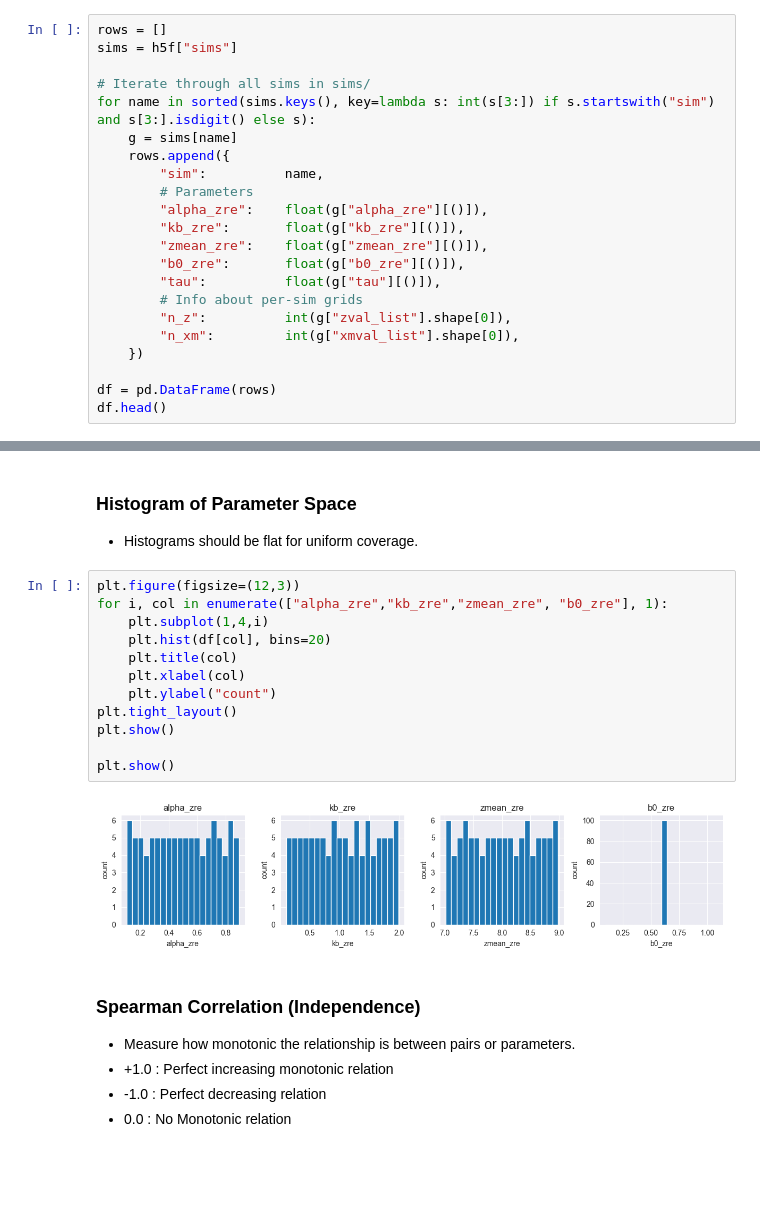
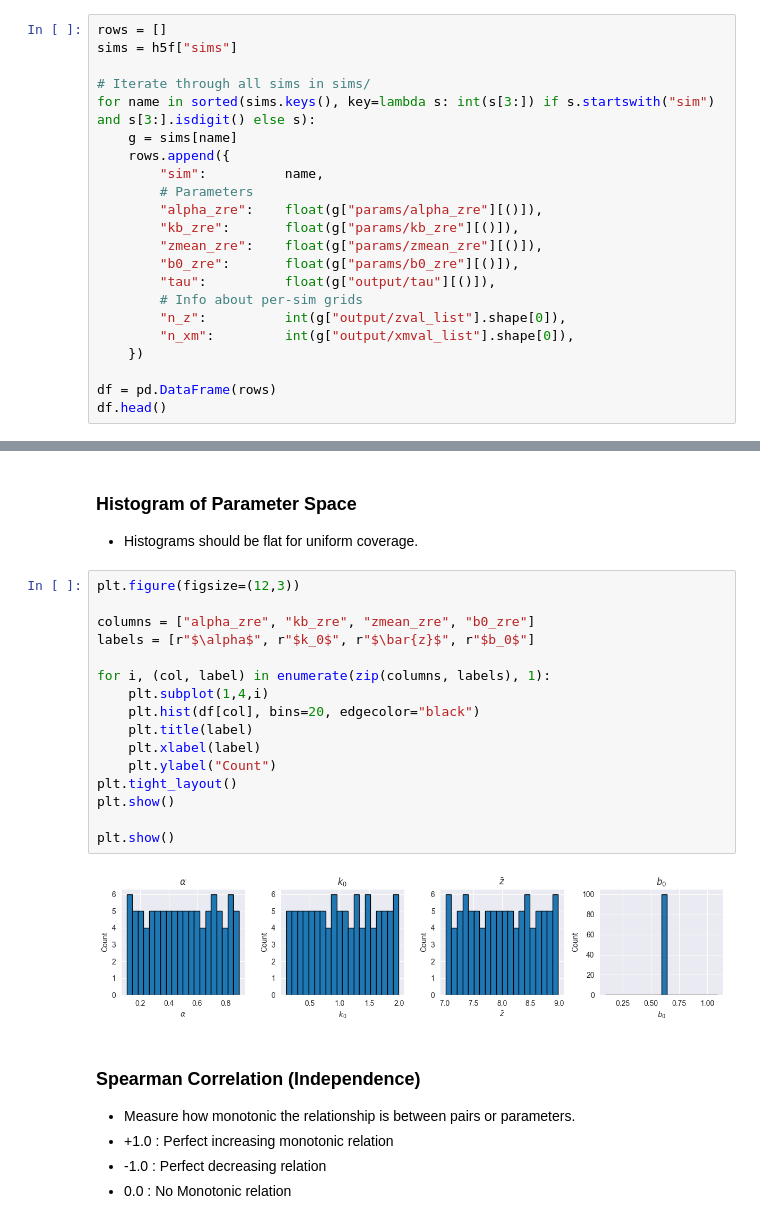
Before and after one commit to RobertxPearce/reionization-emulator, a Jupyter notebook: notebooks/proc_data_vis.ipynb, the cells around one changed output, grey strips where cells are left out. Saved outputs shown, nothing was run; the diff lists cells and outputs as text; blank space fills up the shorter version.

```diff
--- a/notebooks/proc_data_vis.ipynb
+++ b/notebooks/proc_data_vis.ipynb
@@ -42,14 +48,14 @@ for name in sorted(sims.keys(), key=lambda s: int(s[3:]) if s.startswith("sim")
     rows.append({
         "sim":          name,
         # Parameters
-        "alpha_zre":    float(g["alpha_zre"][()]),
-        "kb_zre":       float(g["kb_zre"][()]),
-        "zmean_zre":    float(g["zmean_zre"][()]),
-        "b0_zre":       float(g["b0_zre"][()]),
-        "tau":          float(g["tau"][()]),
+        "alpha_zre":    float(g["params/alpha_zre"][()]),
+        "kb_zre":       float(g["params/kb_zre"][()]),
+        "zmean_zre":    float(g["params/zmean_zre"][()]),
+        "b0_zre":       float(g["params/b0_zre"][()]),
+        "tau":          float(g["output/tau"][()]),
         # Info about per-sim grids
-        "n_z":          int(g["zval_list"].shape[0]),
-        "n_xm":         int(g["xmval_list"].shape[0]),
+        "n_z":          int(g["output/zval_list"].shape[0]),
+        "n_xm":         int(g["output/xmval_list"].shape[0]),
     })
 
 df = pd.DataFrame(rows)
@@ -87,18 +93,22 @@ summary
 - Histograms should be flat for uniform coverage.
 # %%
 plt.figure(figsize=(12,3))
-for i, col in enumerate(["alpha_zre","kb_zre","zmean_zre", "b0_zre"], 1):
+
+columns = ["alpha_zre", "kb_zre", "zmean_zre", "b0_zre"]
+labels = [r"$\alpha$", r"$k_0$", r"$\bar{z}$", r"$b_0$"]
+
+for i, (col, label) in enumerate(zip(columns, labels), 1):
     plt.subplot(1,4,i)
-    plt.hist(df[col], bins=20)
-    plt.title(col)
-    plt.xlabel(col)
-    plt.ylabel("count")
+    plt.hist(df[col], bins=20, edgecolor="black")
+    plt.title(label)
+    plt.xlabel(label)
+    plt.ylabel("Count")
 plt.tight_layout()
 plt.show()
 
 plt.show()
 # %% [output]
-[figure, old version]
+[figure, new version]
 # %% [markdown]
 ### Spearman Correlation (Independence)
 - Measure how monotonic the relationship is between pairs or parameters.
```
Also changed, not shown: parts of 5 cells of this notebook, 2 other files.
